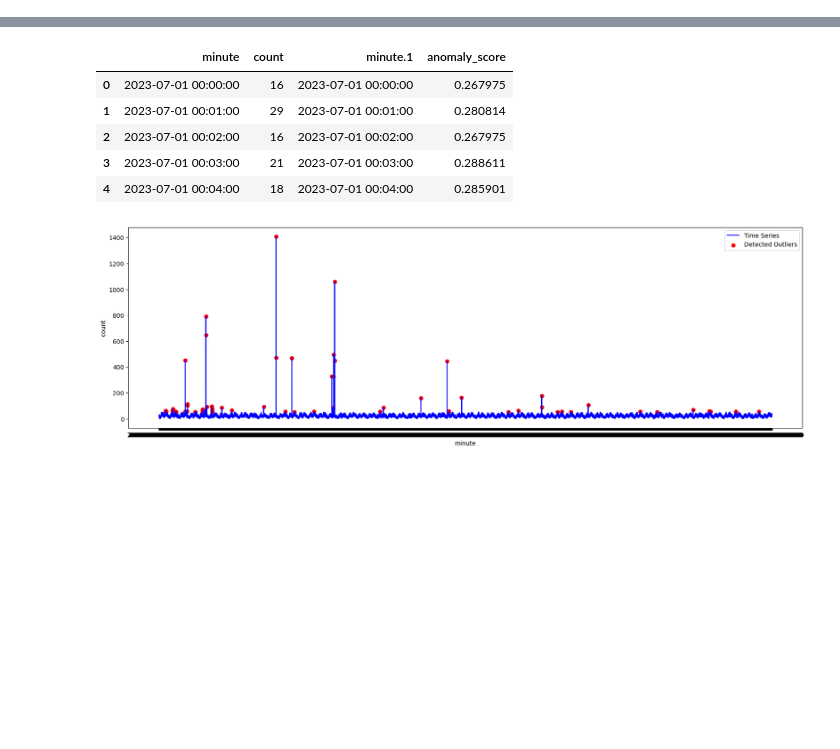
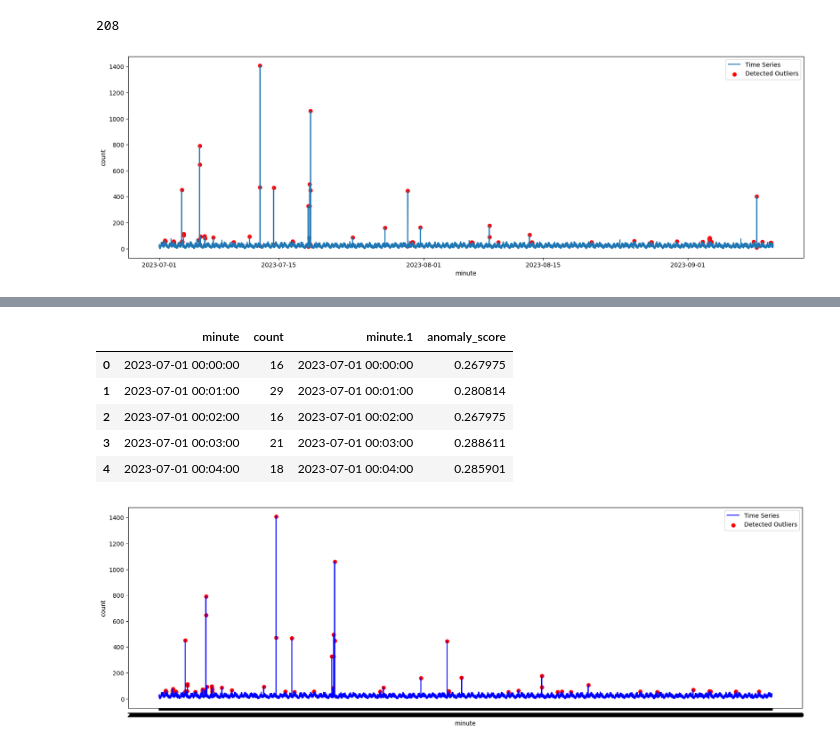
Before and after one commit to AndreyLebedinskiy/CourseProjectYear3, a Jupyter notebook: Models.ipynb, the cells around one changed output, grey strips where cells are left out. Cells and saved outputs as stored; diff of their text form; code cells hidden in the pictures; blank space fills up the shorter version.

```diff
--- a/Models.ipynb
+++ b/Models.ipynb
@@ -23,0 +109,5 @@ df_test
+# %%
+df_combined['cluster'] = kmeans[7].predict(df_kmeans)
+df_combined['PC1'] = df_kmeans[0]
+df_combined['PC2'] = df_kmeans[1]
+df_combined['cluster'].value_counts()
@@ -23,0 +125,6 @@ df_test
+# %%
+df_combined["distances"] = np.min(kmeans[8].transform(df_kmeans), axis=1)
+threshold = np.percentile(df_combined["distances"], 100 * (1 - anom_proportion))
+
+df_combined["KmeansQAnomaly"] = df_combined["distances"].apply(lambda x: int(x > threshold))
+df_combined.loc[df_combined["KmeansQAnomaly"] == 1]
@@ -23,0 +145,15 @@ df_test
+# %%
+anomaly = df_combined.loc[df_combined['KmeansQAnomaly'] == 1, ['timestamp', 'count']]
+anomaly.size
+# %% [output]
+208
+# %%
+plt.figure(figsize=(20, 6))
+plt.plot(df_combined['timestamp'], df_combined['count'], label='Time Series')
+plt.scatter(anomaly['timestamp'],anomaly['count'], color='red', label='Detected Outliers')
+plt.xlabel('minute')
+plt.ylabel('count')
+plt.legend()
+plt.show()
+# %% [output]
+[figure, added]
```
Also changed, not shown: parts of 16 cells of this notebook, 1 other file.
